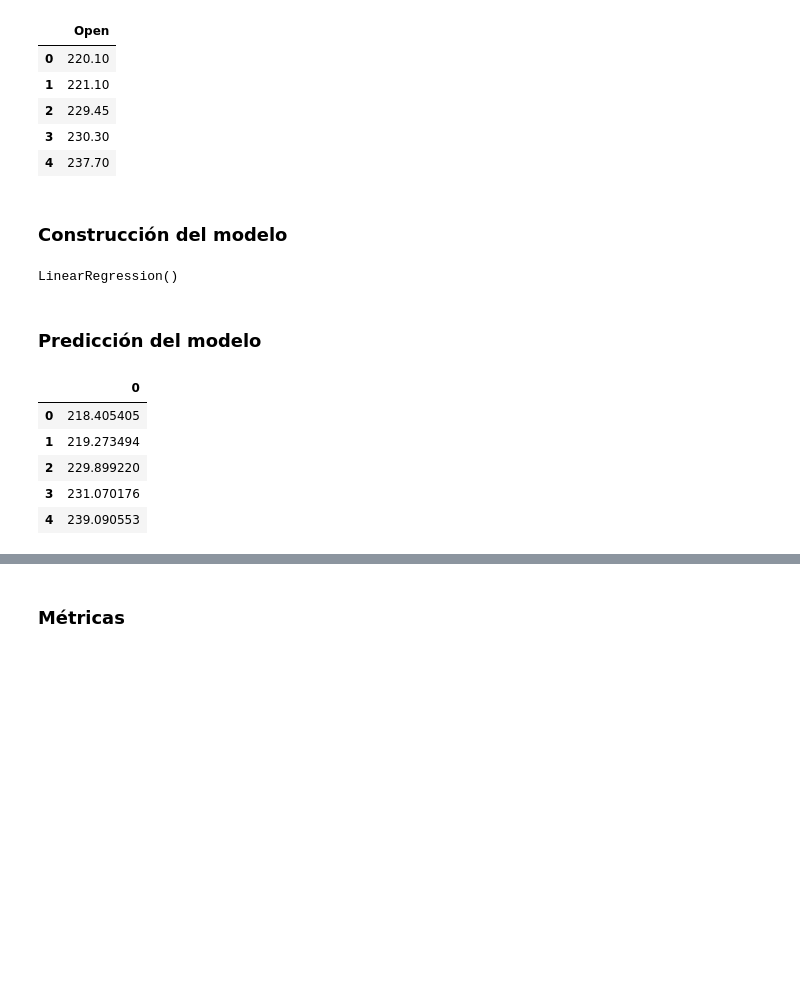
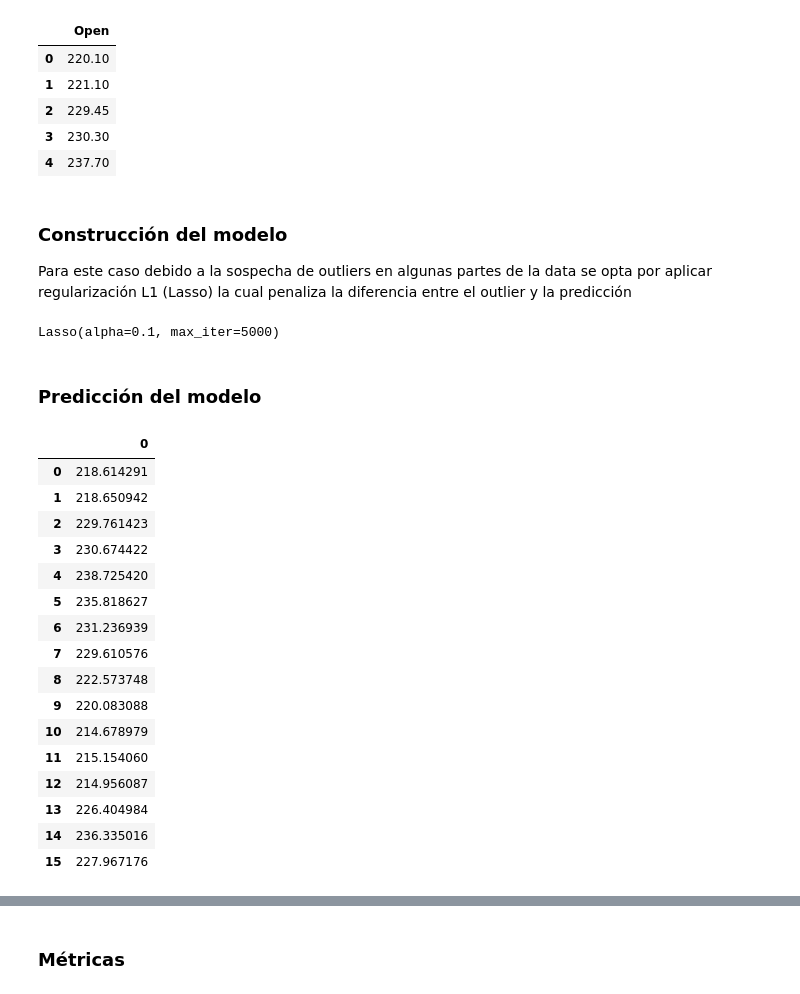
Before and after one commit to sadelcarpio/regression_tata, a Jupyter notebook: sdca_regression.ipynb, the cells around one changed output, grey strips where cells are left out. Cells and saved outputs as stored; diff of their text form; code cells hidden in the pictures; blank space fills up the shorter version.

Commit message:
Add files via upload
used lasso

```diff
--- a/sdca_regression.ipynb
+++ b/sdca_regression.ipynb
@@ -114,25 +128,37 @@ y_test.head()
 | 2 | 229.45 |
 | 3 | 230.30 |
 | 4 | 237.70 |
-# %% [markdown]
-### Construcción del modelo
+# %% [markdown]
+### Construcción del modelo
+Para este caso debido a la sospecha de outliers en algunas partes de la data se opta por aplicar regularización L1 (Lasso) la cual penaliza la diferencia entre el outlier y la predicción
 # %%
-lin_reg = LinearRegression()
+lin_reg = linear_model.Lasso(alpha = 0.1, max_iter = 5000)
 lin_reg.fit(x_train, y_train)
 # %% [output]
-LinearRegression()
+Lasso(alpha=0.1, max_iter=5000)
 # %% [markdown]
 ### Predicción del modelo
 # %%
 y_predict = lin_reg.predict(x_test)
 y_predict = pd.DataFrame(y_predict)
 # %%
-y_predict.head()
+y_predict
 # %% [output]
 |  | 0 |
-| 0 | 218.405405 |
-| 1 | 219.273494 |
-| 2 | 229.899220 |
-| 3 | 231.070176 |
-| 4 | 239.090553 |
+| 0 | 218.614291 |
+| 1 | 218.650942 |
+| 2 | 229.761423 |
+| 3 | 230.674422 |
+| 4 | 238.725420 |
+| 5 | 235.818627 |
+| 6 | 231.236939 |
+| 7 | 229.610576 |
+| 8 | 222.573748 |
+| 9 | 220.083088 |
+| 10 | 214.678979 |
+| 11 | 215.154060 |
+| 12 | 214.956087 |
+| 13 | 226.404984 |
+| 14 | 236.335016 |
+| 15 | 227.967176 |
 # %%
```
Also changed, not shown: parts of 11 cells of this notebook.
